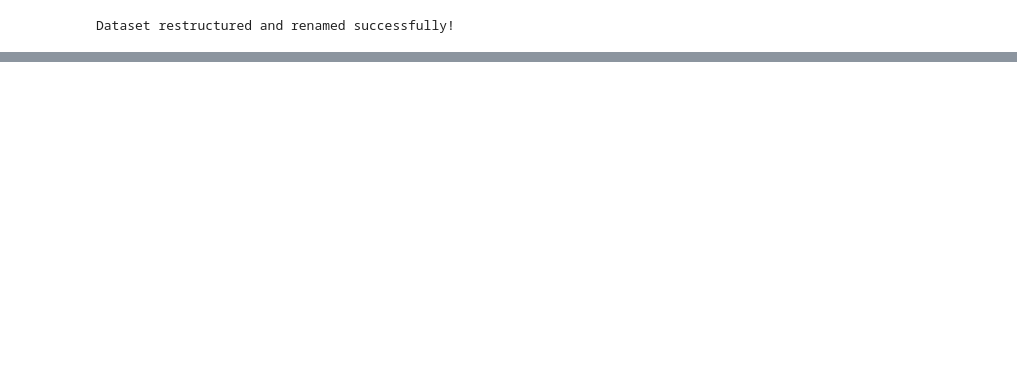
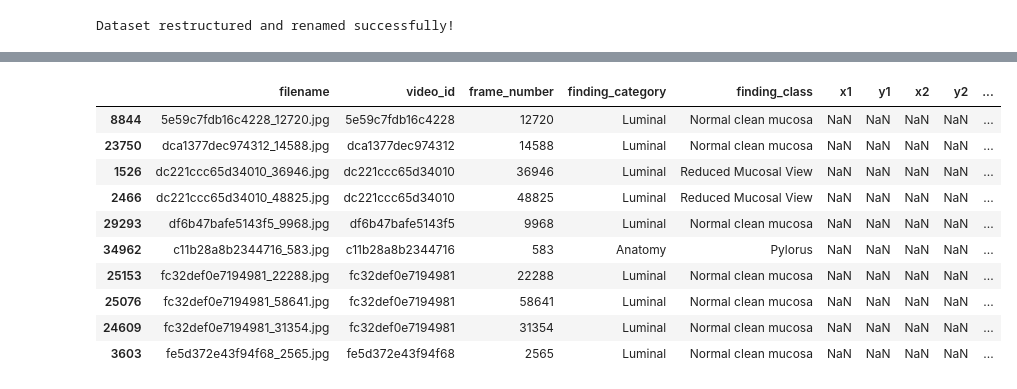
Before and after one commit to rheachainani/Lesion-Detection-Capsule-Endoscopy-Videos, a Jupyter notebook: Dataset Extraction.ipynb, the cells around one changed output, grey strips where cells are left out. Cells and saved outputs as stored; diff of their text form; code cells hidden in the pictures; blank space fills up the shorter version.

```diff
--- a/Dataset Extraction.ipynb
+++ b/Dataset Extraction.ipynb
@@ -77,0 +93,14 @@ Dataset restructured and renamed successfully!
+# %%
+df.sample(10)
+# %% [output]
+|  | filename | video_id | frame_number | finding_category | finding_class | x1 | y1 | x2 | y2 | ... |
+| 8844 | 5e59c7fdb16c4228_12720.jpg | 5e59c7fdb16c4228 | 12720 | Luminal | Normal clean mucosa | NaN | NaN | NaN | NaN | ... |
+| 23750 | dca1377dec974312_14588.jpg | dca1377dec974312 | 14588 | Luminal | Normal clean mucosa | NaN | NaN | NaN | NaN | ... |
+| 1526 | dc221ccc65d34010_36946.jpg | dc221ccc65d34010 | 36946 | Luminal | Reduced Mucosal View | NaN | NaN | NaN | NaN | ... |
+| 2466 | dc221ccc65d34010_48825.jpg | dc221ccc65d34010 | 48825 | Luminal | Reduced Mucosal View | NaN | NaN | NaN | NaN | ... |
+| 29293 | df6b47bafe5143f5_9968.jpg | df6b47bafe5143f5 | 9968 | Luminal | Normal clean mucosa | NaN | NaN | NaN | NaN | ... |
+| 34962 | c11b28a8b2344716_583.jpg | c11b28a8b2344716 | 583 | Anatomy | Pylorus | NaN | NaN | NaN | NaN | ... |
+| 25153 | fc32def0e7194981_22288.jpg | fc32def0e7194981 | 22288 | Luminal | Normal clean mucosa | NaN | NaN | NaN | NaN | ... |
+| 25076 | fc32def0e7194981_58641.jpg | fc32def0e7194981 | 58641 | Luminal | Normal clean mucosa | NaN | NaN | NaN | NaN | ... |
+| 24609 | fc32def0e7194981_31354.jpg | fc32def0e7194981 | 31354 | Luminal | Normal clean mucosa | NaN | NaN | NaN | NaN | ... |
+| 3603 | fe5d372e43f94f68_2565.jpg | fe5d372e43f94f68 | 2565 | Luminal | Normal clean mucosa | NaN | NaN | NaN | NaN | ... |
```
Also changed, not shown: parts of 17 cells of this notebook, 8 other files.
